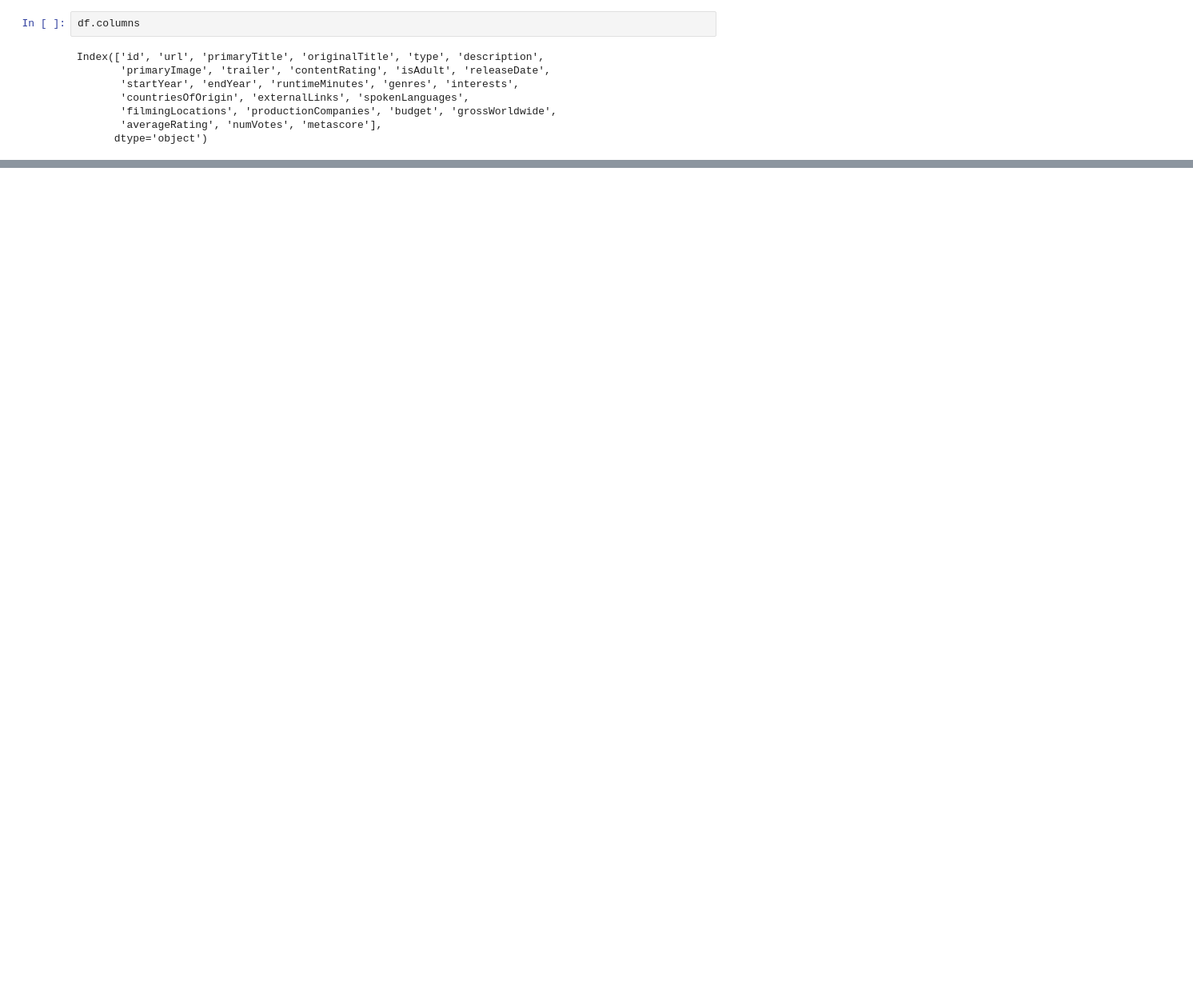
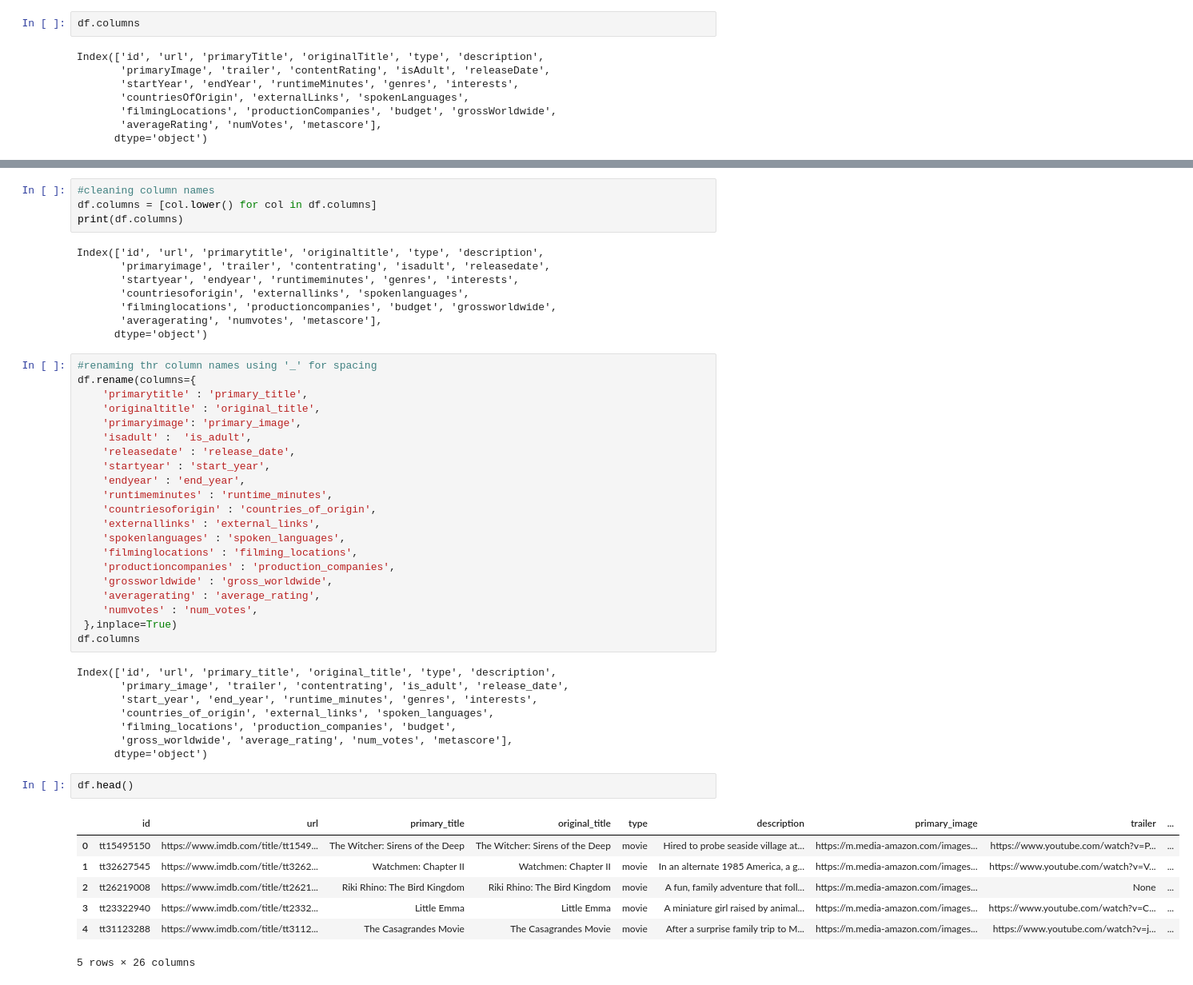
Before and after one commit to helinozge/Movie-Project, a Jupyter notebook: project_movie.ipynb, the cells around one changed output, grey strips where cells are left out. Shown at 80% size. Saved outputs shown, nothing was run; the diff lists cells and outputs as text; blank space fills up the shorter version.

```diff
--- a/project_movie.ipynb
+++ b/project_movie.ipynb
@@ -92,0 +124,51 @@ Index(['id', 'url', 'primaryTitle', 'originalTitle', 'type', 'description',
+# %%
+#cleaning column names
+df.columns = [col.lower() for col in df.columns]
+print(df.columns)
+# %% [output]
+Index(['id', 'url', 'primarytitle', 'originaltitle', 'type', 'description',
+       'primaryimage', 'trailer', 'contentrating', 'isadult', 'releasedate',
+       'startyear', 'endyear', 'runtimeminutes', 'genres', 'interests',
+       'countriesoforigin', 'externallinks', 'spokenlanguages',
+       'filminglocations', 'productioncompanies', 'budget', 'grossworldwide',
+       'averagerating', 'numvotes', 'metascore'],
+      dtype='object')
+# %%
+#renaming thr column names using '_' for spacing
+df.rename(columns={
+    'primarytitle' : 'primary_title',
+    'originaltitle' : 'original_title',
+    'primaryimage': 'primary_image',
+    'isadult' :  'is_adult',
+    'releasedate' : 'release_date',
+    'startyear' : 'start_year',
+    'endyear' : 'end_year',
+    'runtimeminutes' : 'runtime_minutes',
+    'countriesoforigin' : 'countries_of_origin',
+    'externallinks' : 'external_links',
+    'spokenlanguages' : 'spoken_languages',
+    'filminglocations' : 'filming_locations',
+    'productioncompanies' : 'production_companies',
+    'grossworldwide' : 'gross_worldwide',
+    'averagerating' : 'average_rating',
+    'numvotes' : 'num_votes',
+ },inplace=True)
+df.columns
+# %% [output]
+Index(['id', 'url', 'primary_title', 'original_title', 'type', 'description',
+       'primary_image', 'trailer', 'contentrating', 'is_adult', 'release_date',
+       'start_year', 'end_year', 'runtime_minutes', 'genres', 'interests',
+       'countries_of_origin', 'external_links', 'spoken_languages',
+       'filming_locations', 'production_companies', 'budget',
+       'gross_worldwide', 'average_rating', 'num_votes', 'metascore'],
+      dtype='object')
+# %%
+df.head()
+# %% [output]
+|  | id | url | primary_title | original_title | type | description | primary_image | trailer | ... |
+| 0 | tt15495150 | https://www.imdb.com/title/tt1549... | The Witcher: Sirens of the Deep | The Witcher: Sirens of the Deep | movie | Hired to probe seaside village at... | https://m.media-amazon.com/images... | https://www.youtube.com/watch?v=P... | ... |
+| 1 | tt32627545 | https://www.imdb.com/title/tt3262... | Watchmen: Chapter II | Watchmen: Chapter II | movie | In an alternate 1985 America, a g... | https://m.media-amazon.com/images... | https://www.youtube.com/watch?v=V... | ... |
+| 2 | tt26219008 | https://www.imdb.com/title/tt2621... | Riki Rhino: The Bird Kingdom | Riki Rhino: The Bird Kingdom | movie | A fun, family adventure that foll... | https://m.media-amazon.com/images... | None | ... |
+| 3 | tt23322940 | https://www.imdb.com/title/tt2332... | Little Emma | Little Emma | movie | A miniature girl raised by animal... | https://m.media-amazon.com/images... | https://www.youtube.com/watch?v=C... | ... |
+| 4 | tt31123288 | https://www.imdb.com/title/tt3112... | The Casagrandes Movie | The Casagrandes Movie | movie | After a surprise family trip to M... | https://m.media-amazon.com/images... | https://www.youtube.com/watch?v=j... | ... |
+5 rows × 26 columns
```
Also changed, not shown: parts of 16 cells of this notebook, 2 other files.
